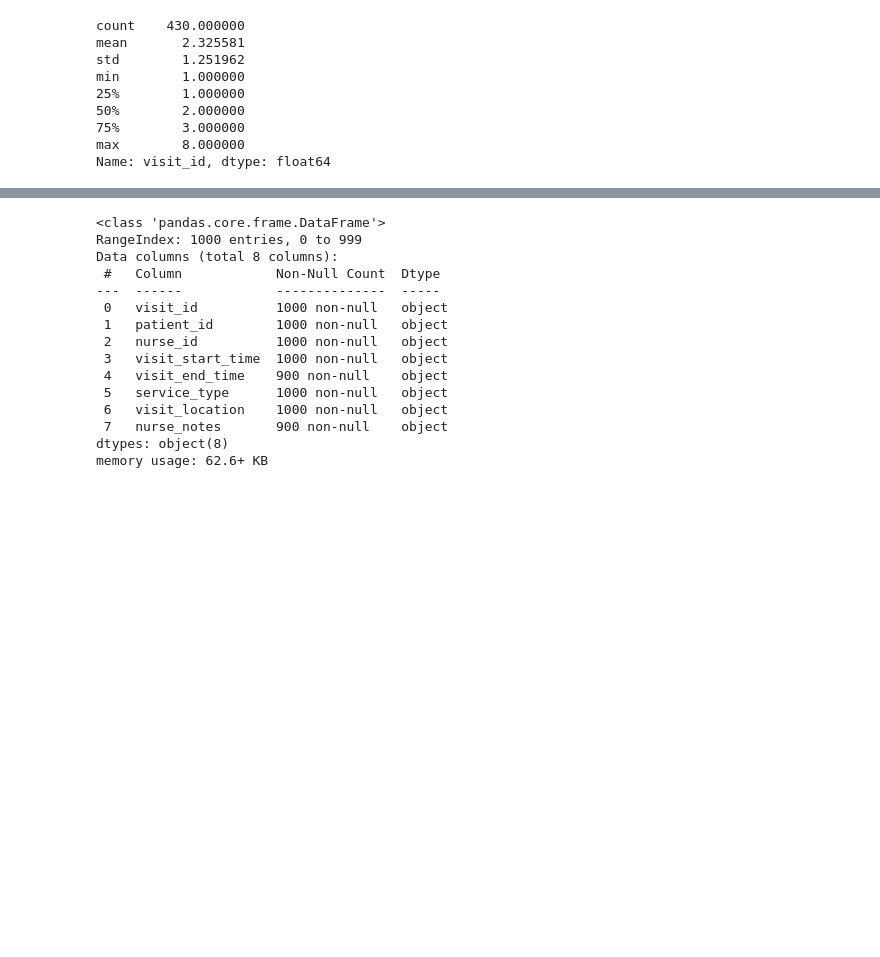
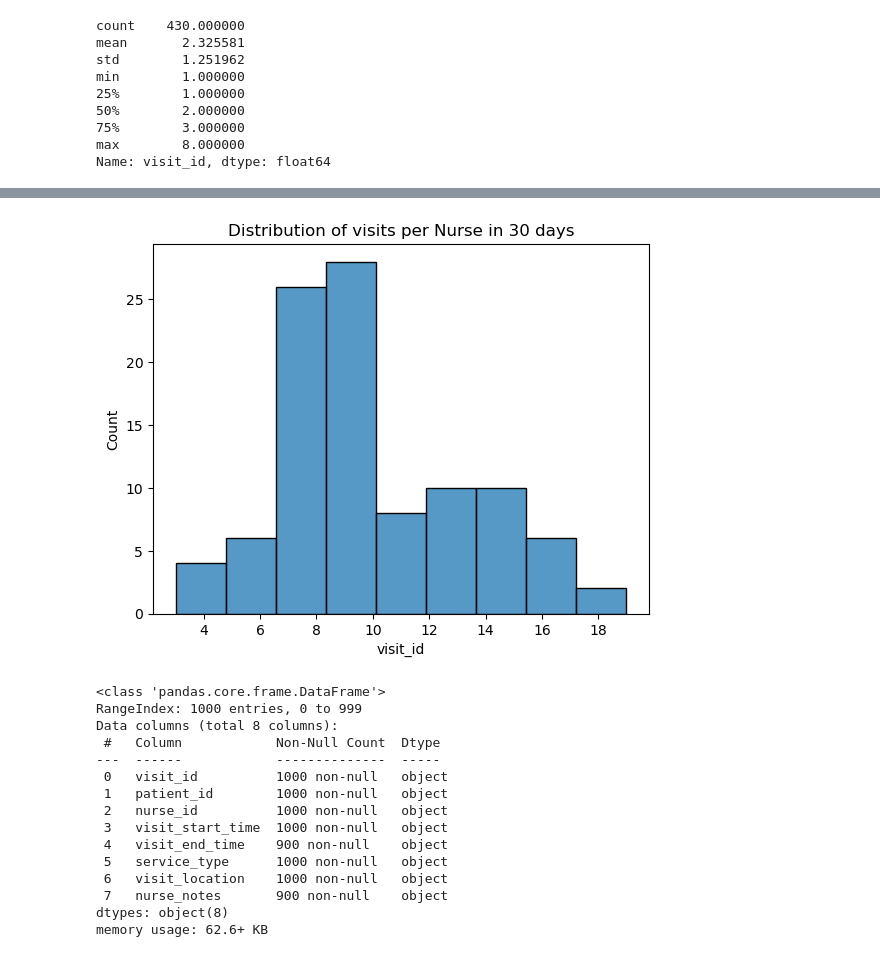
Before and after one commit to lsrgc/LittleSteps, a Jupyter notebook: notebooks/02_EDA.ipynb, the cells around one changed output, grey strips where cells are left out. Saved outputs shown, nothing was run; the diff lists cells and outputs as text; code cells hidden in the pictures; blank space fills up the shorter version.

```diff
--- a/notebooks/02_EDA.ipynb
+++ b/notebooks/02_EDA.ipynb
@@ -132,0 +148,7 @@ plt.show()
+# %%
+# check how visit distributed and the most visited patient
+# probably the location should be at most 2 per client
+visit_counts = df.groupby("nurse_id")["visit_id"].nunique()
+print(visit_counts.value_counts().sort_index())
+patients_many_visits = visit_counts[visit_counts == visit_counts.max()].index
+df[df["nurse_id"].isin(patients_many_visits)]
@@ -133,3 +192,13 @@ plt.show()
+# %%
+# histgram for the visit per nurse
+sns.histplot(visit_counts)
+plt.title("Distribution of visits per Nurse in 30 days")
+# save_dir = r"C:\lsrgc\LittleSteps\results"
+# plt.savefig(os.path.join(save_dir, "visit_duration_histplot_nurse.png"),
+#             dpi=300, bbox_inches="tight")
+plt.show()
+# %% [output]
+[figure, added]
 # %%
 """Data Cleaning & Preprocessing:"""
 # copy the original dataset
```
Also changed, not shown: parts of 13 cells of this notebook, 7 other files.
